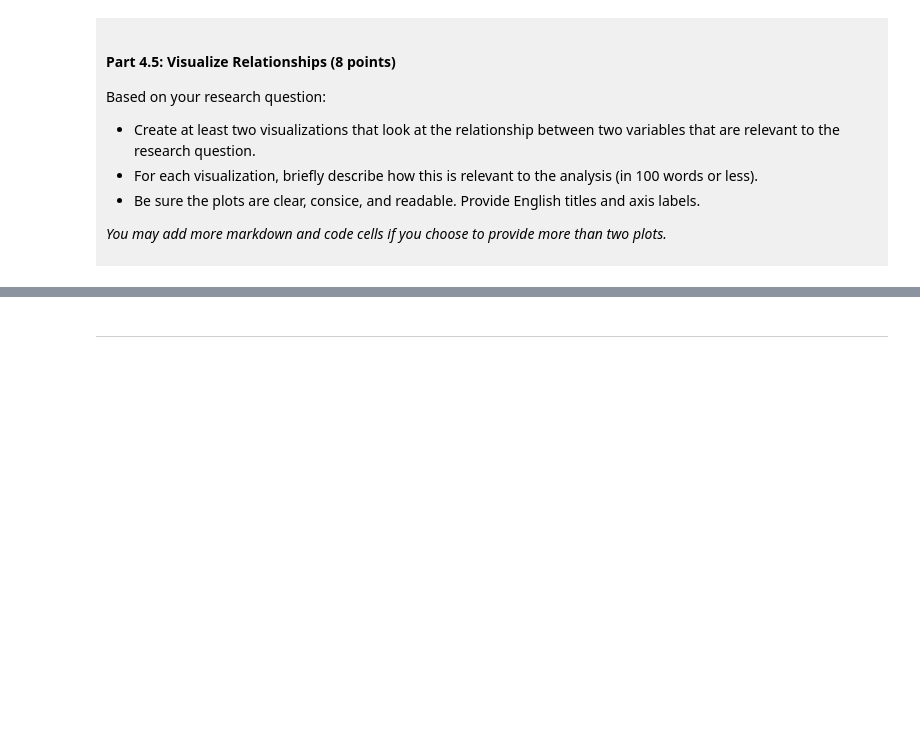
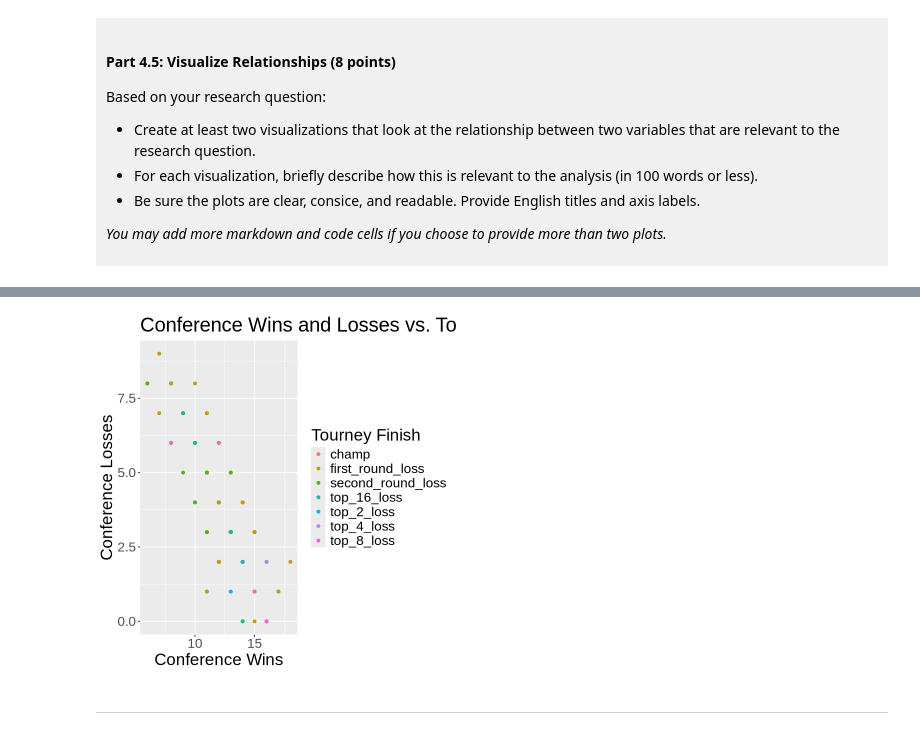
Before and after one commit to Maddi-808/dsci-100-project-madison-kuan, a Jupyter notebook: dsci-100-project-notebook.ipynb, the cells around one changed output, grey strips where cells are left out. Saved outputs shown, nothing was run; the diff lists cells and outputs as text; code cells hidden in the pictures; blank space fills up the shorter version.

```diff
--- a/dsci-100-project-notebook.ipynb
+++ b/dsci-100-project-notebook.ipynb
@@ -363,5 +416,15 @@ Visualization 2: %%% EDIT THIS MARKDOWN CELL%%%
 # %%
-### EDIT THIS CODE CELL FOR VISUALIZATION 2###
+options(repr.plot.width = 6, repr.plot.height = 6)
+
+conf_winloss_plot <- tidy_conf_data |>
+    ggplot(aes(x = conf_wins, y = conf_losses, color = tourney_finish)) +
+    geom_point() +
+        labs(x = "Conference Wins", y = "Conference Losses", colour = "Tourney Finish") +
+        ggtitle("Conference Wins and Losses vs. Tourney Finish Categories") +
+         theme(text = element_text(size = 20))
+conf_winloss_plot
+# %% [output]
+[figure, added]
 # %% [markdown]
 ------
 # %% [markdown]
```
Also changed, not shown: parts of 9 cells of this notebook.
